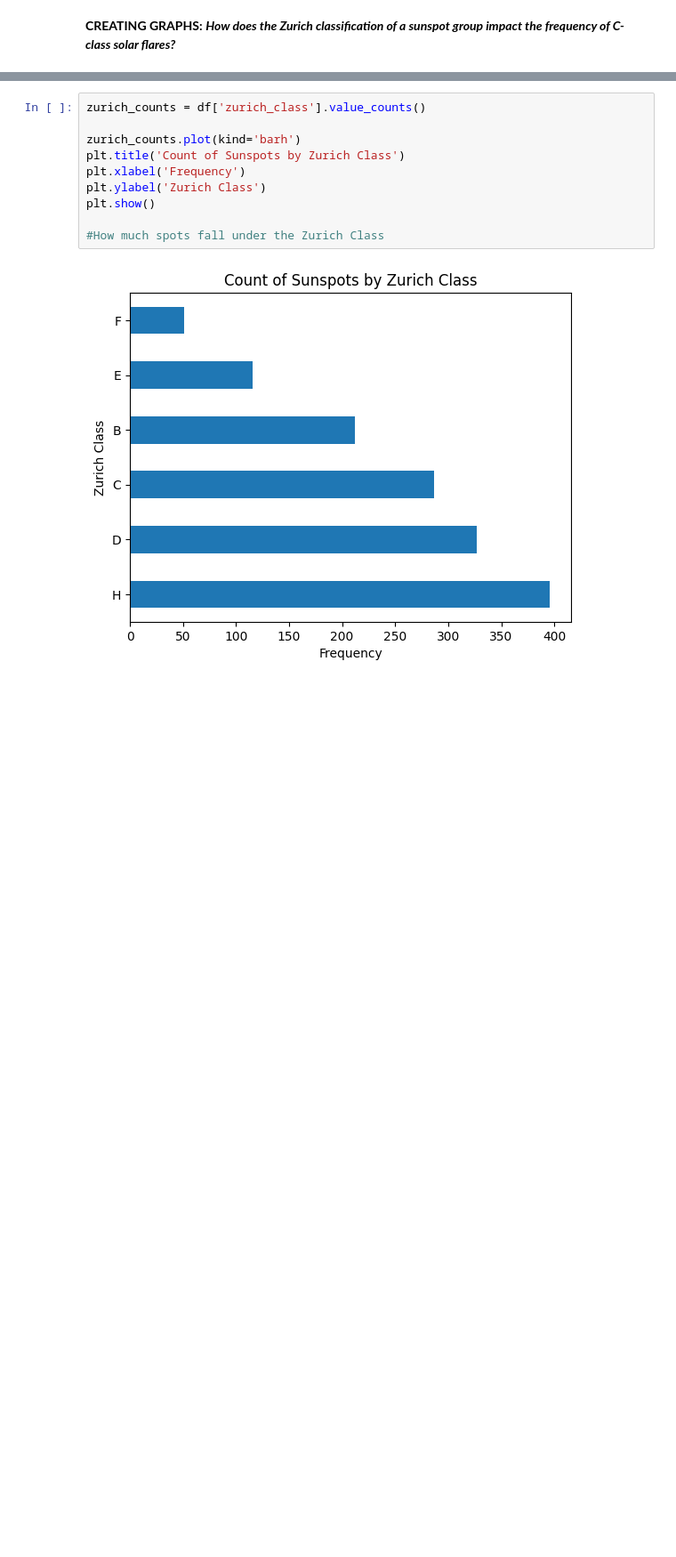
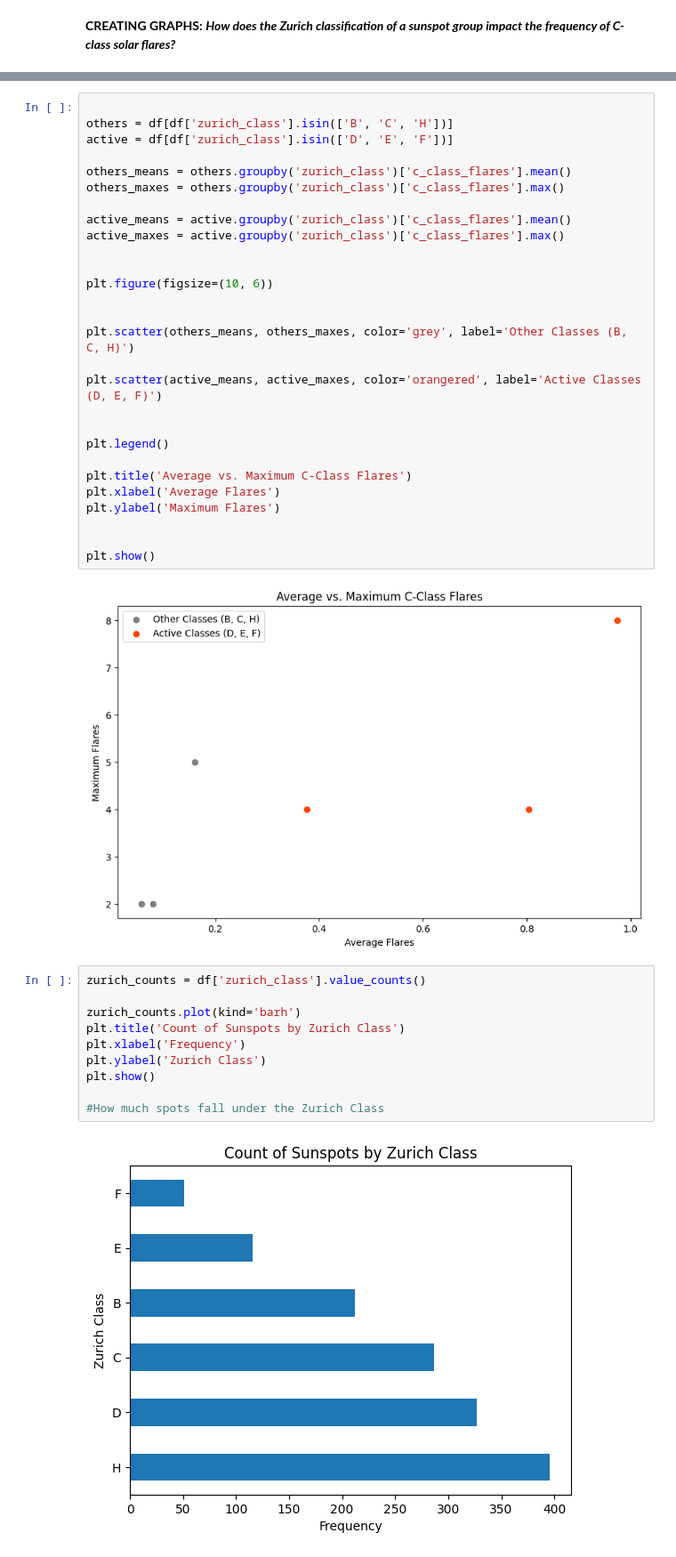
Before and after one commit to Anisa-Tanjim/Solar-Flares, a Jupyter notebook: Solar_Flares_RESEARCH_[ANISA_TANJIM].ipynb, the cells around one changed output, grey strips where cells are left out. Shown at 89% size. Cells and saved outputs as stored; diff of their text form; blank space fills up the shorter version.

```diff
--- a/Solar_Flares_RESEARCH_[ANISA_TANJIM].ipynb
+++ b/Solar_Flares_RESEARCH_[ANISA_TANJIM].ipynb
@@ -142,3 +125,33 @@ plt.show()
+# %%
+
+others = df[df['zurich_class'].isin(['B', 'C', 'H'])]
+active = df[df['zurich_class'].isin(['D', 'E', 'F'])]
+
+others_means = others.groupby('zurich_class')['c_class_flares'].mean()
+others_maxes = others.groupby('zurich_class')['c_class_flares'].max()
+
+active_means = active.groupby('zurich_class')['c_class_flares'].mean()
+active_maxes = active.groupby('zurich_class')['c_class_flares'].max()
+
+
+plt.figure(figsize=(10, 6))
+
+
+plt.scatter(others_means, others_maxes, color='grey', label='Other Classes (B, C, H)')
+
+plt.scatter(active_means, active_maxes, color='orangered', label='Active Classes (D, E, F)')
+
+
+plt.legend()
+
+plt.title('Average vs. Maximum C-Class Flares')
+plt.xlabel('Average Flares')
+plt.ylabel('Maximum Flares')
+
+
+plt.show()
+# %% [output]
+[figure, added]
 # %%
 zurich_counts = df['zurich_class'].value_counts()
 
```
Also changed, not shown: parts of 3 cells of this notebook.
